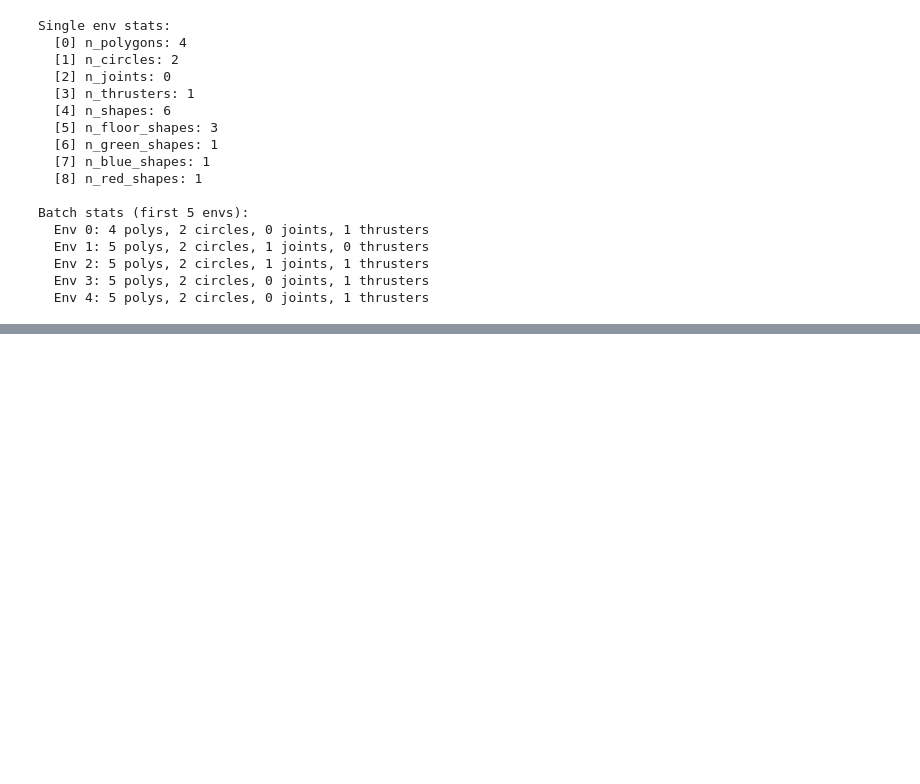
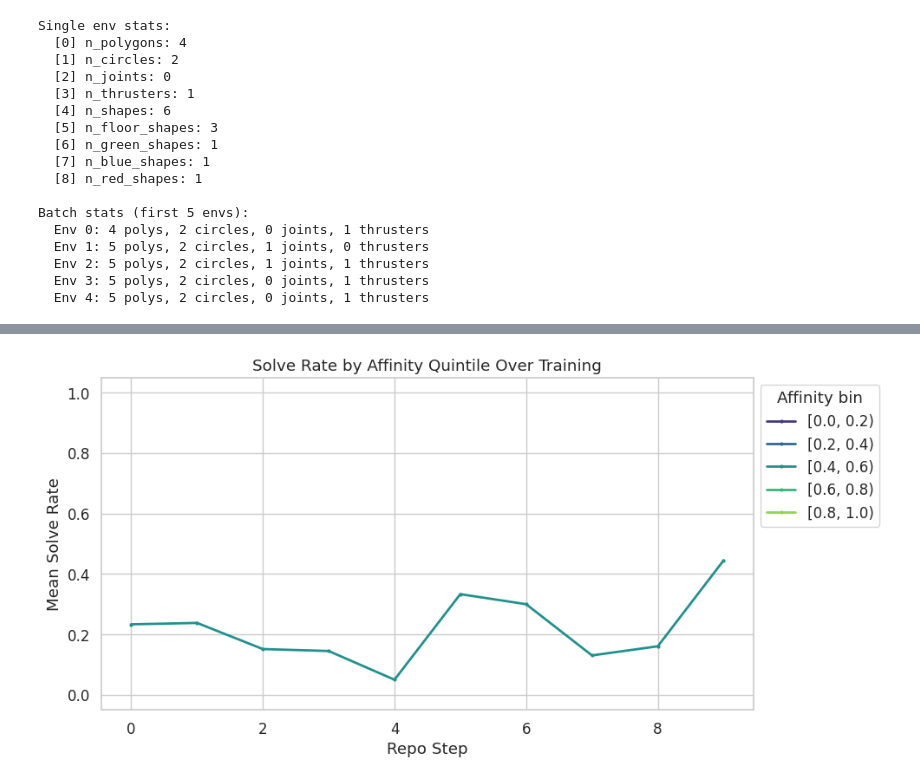
Before and after one commit to SobhanNili/Policy-Repository-Semester-Project, a Jupyter notebook: apa/repo_playground.ipynb, the cells around one changed output, grey strips where cells are left out. Saved outputs shown, nothing was run; the diff lists cells and outputs as text; code cells hidden in the pictures; blank space fills up the shorter version.

```diff
--- a/apa/repo_playground.ipynb
+++ b/apa/repo_playground.ipynb
@@ -182,0 +300,42 @@ eval_repo_eval_matrics
+# %%
+# Bin affinity scores into quintiles and compute mean solve rate per bin per step
+n_bins = 5
+bin_edges = np.linspace(0.0, 1.0, n_bins + 1)
+binned_solve_rate = np.full((T, n_bins), np.nan)
+bin_labels = [f"[{bin_edges[i]:.1f}, {bin_edges[i+1]:.1f})" for i in range(n_bins)]
+
+for t in range(T):
+    aff_flat = affinities[t].ravel()
+    sr_flat  = solve_rates[t].ravel()
+    valid = ~np.isnan(sr_flat)
+    if valid.any():
+        aff_v = aff_flat[valid]
+        sr_v  = sr_flat[valid]
+        for b in range(n_bins):
+            lo, hi = bin_edges[b], bin_edges[b + 1]
+            if b == n_bins - 1:
+                in_bin = (aff_v >= lo) & (aff_v <= hi)
+            else:
+                in_bin = (aff_v >= lo) & (aff_v < hi)
+            if in_bin.sum() > 0:
+                binned_solve_rate[t, b] = sr_v[in_bin].mean()
+
+fig, ax = plt.subplots(1, 1, figsize=(10, 5))
+
+steps = np.arange(T)
+palette = sns.color_palette("viridis", n_bins)
+
+for b in range(n_bins):
+    ax.plot(steps, binned_solve_rate[:, b], color=palette[b], lw=2,
+            label=bin_labels[b], marker='.', markersize=4)
+
+ax.set_xlabel("Repo Step")
+ax.set_ylabel("Mean Solve Rate")
+ax.set_title("Solve Rate by Affinity Quintile Over Training")
+ax.legend(title="Affinity bin", loc='upper left', bbox_to_anchor=(1, 1))
+ax.set_ylim(-0.05, 1.05)
+
+plt.tight_layout()
+plt.show()
+# %% [output]
+[figure, added]
```
Also changed, not shown: parts of 31 cells of this notebook.
